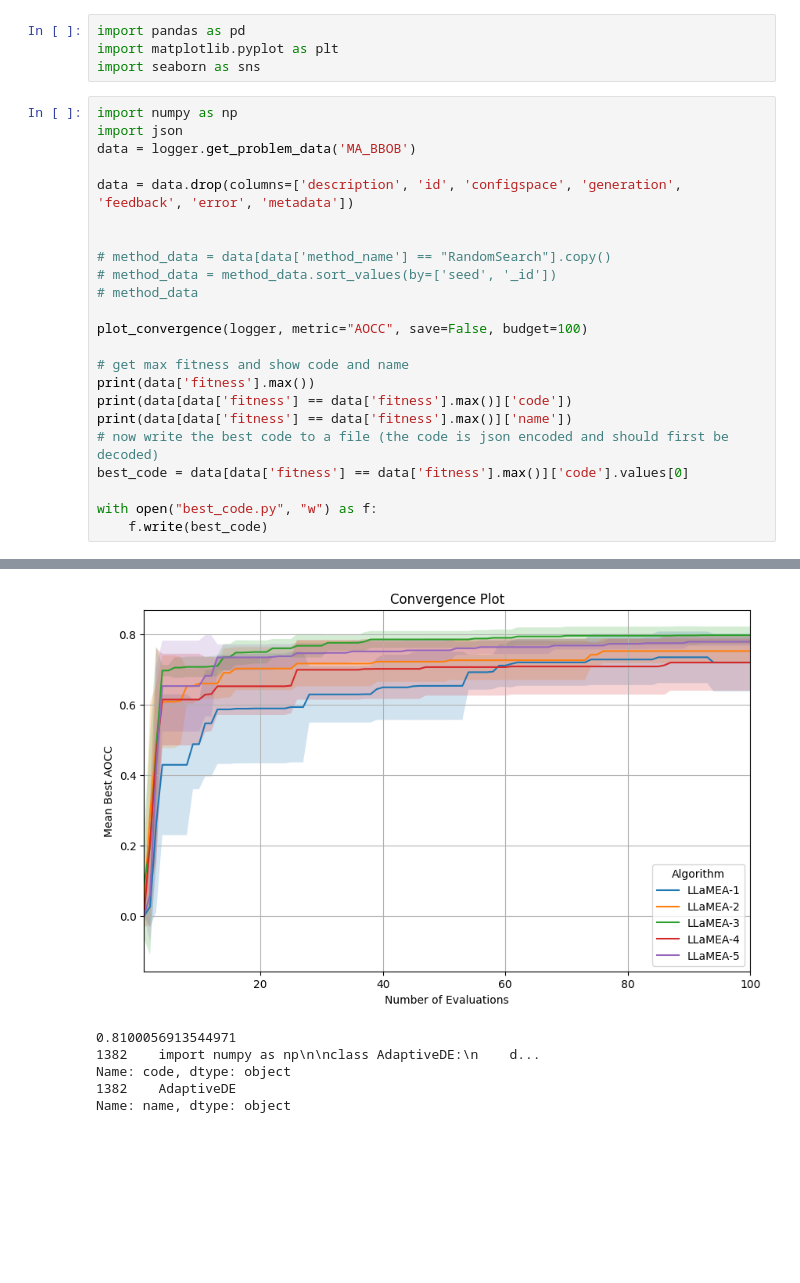
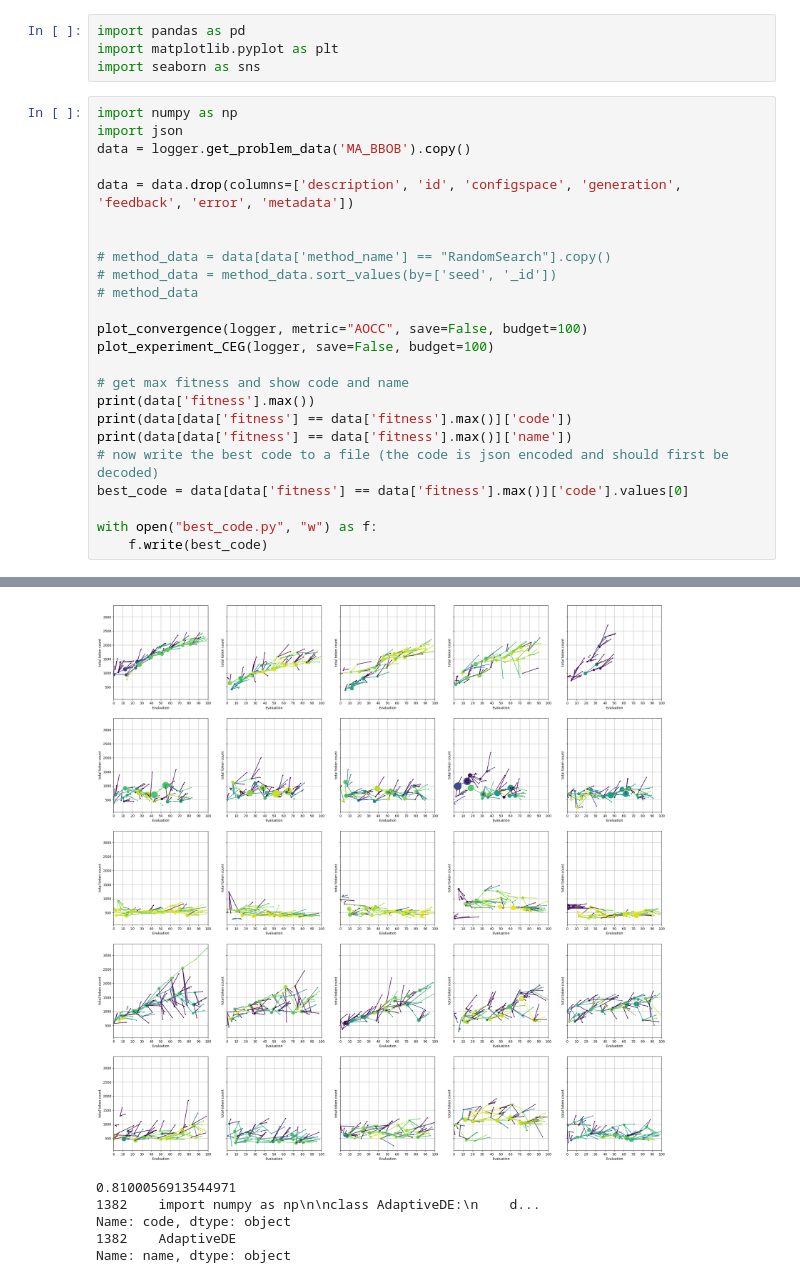
Before and after one commit to XAI-liacs/BLADE, a Jupyter notebook: visualize_mabbob.ipynb, the cells around one changed output, grey strips where cells are left out. Saved outputs shown, nothing was run; the diff lists cells and outputs as text; blank space fills up the shorter version.

```diff
--- a/visualize_mabbob.ipynb
+++ b/visualize_mabbob.ipynb
@@ -21,7 +21,7 @@ import seaborn as sns
 # %%
 import numpy as np
 import json
-data = logger.get_problem_data('MA_BBOB')
+data = logger.get_problem_data('MA_BBOB').copy()
 
 data = data.drop(columns=['description', 'id', 'configspace', 'generation', 'feedback', 'error', 'metadata'])
 
@@ -31,6 +31,7 @@ data = data.drop(columns=['description', 'id', 'configspace', 'generation', 'fee
 # method_data
 
 plot_convergence(logger, metric="AOCC", save=False, budget=100)
+plot_experiment_CEG(logger, save=False, budget=100)
 
 # get max fitness and show code and name
 print(data['fitness'].max())
@@ -46,4 +47,4 @@ with open("best_code.py", "w") as f:
-[figure, old version]
+[figure, new version]
 0.8100056913544971
 1382    import numpy as np\n\nclass AdaptiveDE:\n    d...
 Name: code, dtype: object
```
Also changed, not shown: parts of 3 cells of this notebook, 4 other files.
